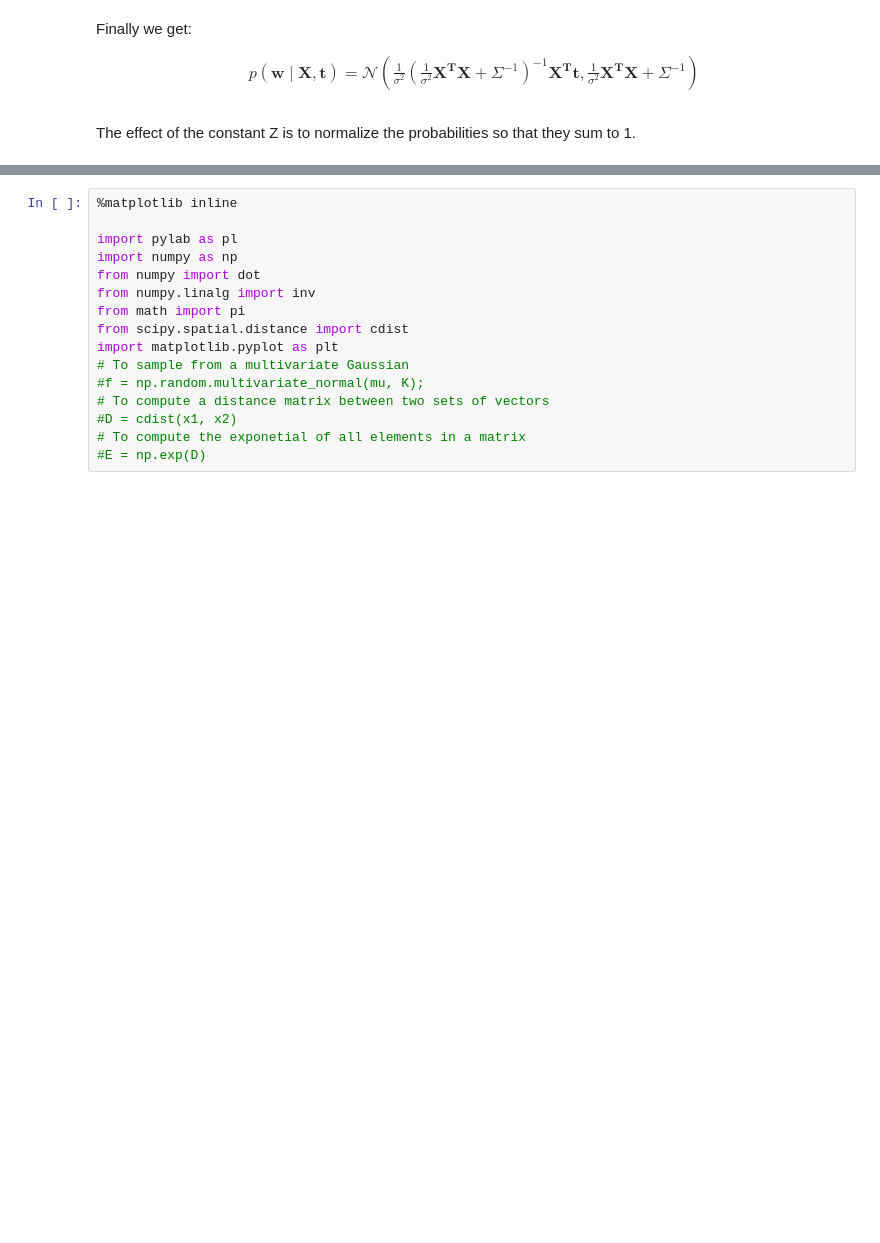
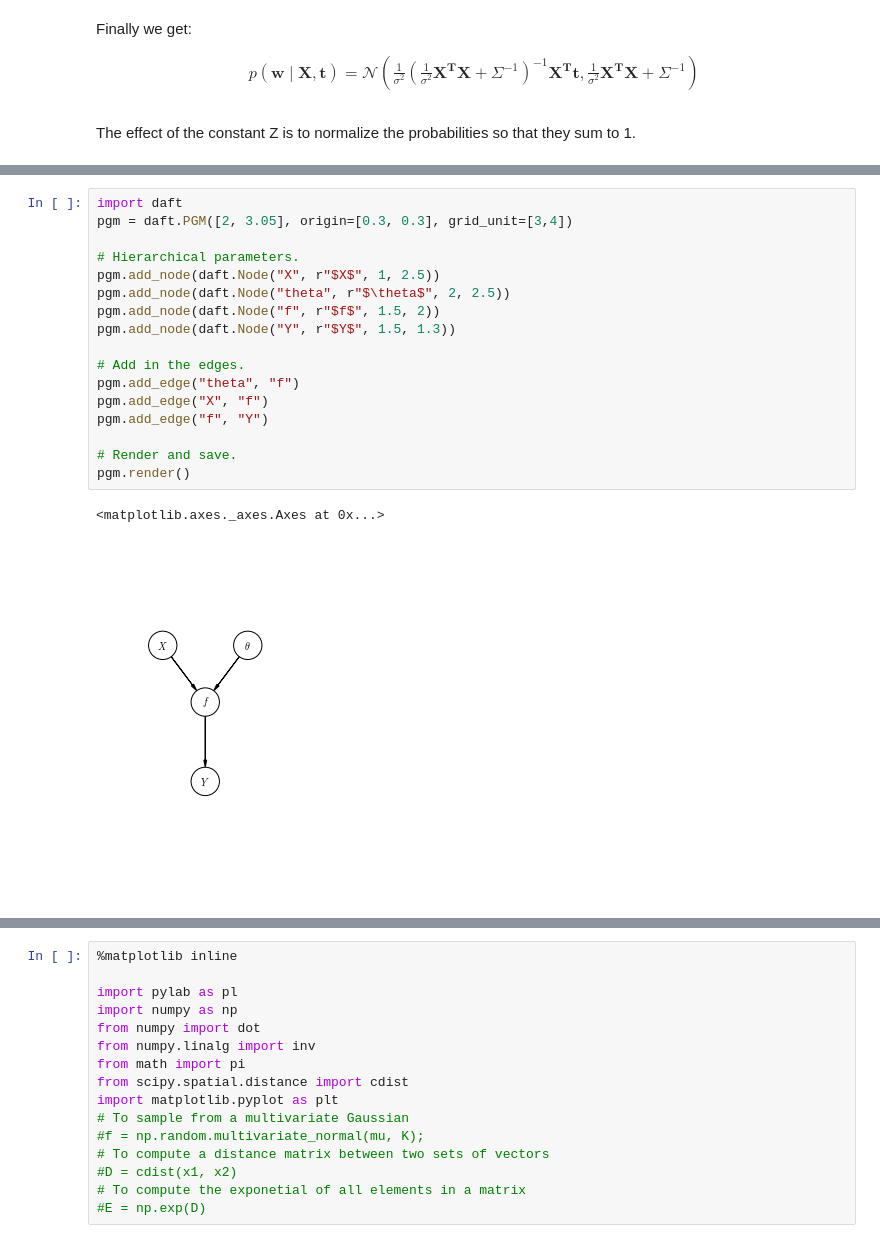
Before and after one commit to bxclib2/kth, a Jupyter notebook: Assignment1.ipynb, the cells around one changed output, grey strips where cells are left out. Cells and saved outputs as stored; diff of their text form; blank space fills up the shorter version.

```diff
--- a/Assignment1.ipynb
+++ b/Assignment1.ipynb
@@ -115,0 +146,20 @@ The covariance function says that for similar values of $\mathbf{x}$, the output
+# %%
+import daft
+pgm = daft.PGM([2, 3.05], origin=[0.3, 0.3], grid_unit=[3,4])
+
+# Hierarchical parameters.
+pgm.add_node(daft.Node("X", r"$X$", 1, 2.5))
+pgm.add_node(daft.Node("theta", r"$\theta$", 2, 2.5))
+pgm.add_node(daft.Node("f", r"$f$", 1.5, 2))
+pgm.add_node(daft.Node("Y", r"$Y$", 1.5, 1.3))
+
+# Add in the edges.
+pgm.add_edge("theta", "f")
+pgm.add_edge("X", "f")
+pgm.add_edge("f", "Y")
+
+# Render and save.
+pgm.render()
+# %% [output]
+<matplotlib.axes._axes.Axes at 0x...>
+[figure, added]
```
Also changed, not shown: parts of 42 cells of this notebook.
